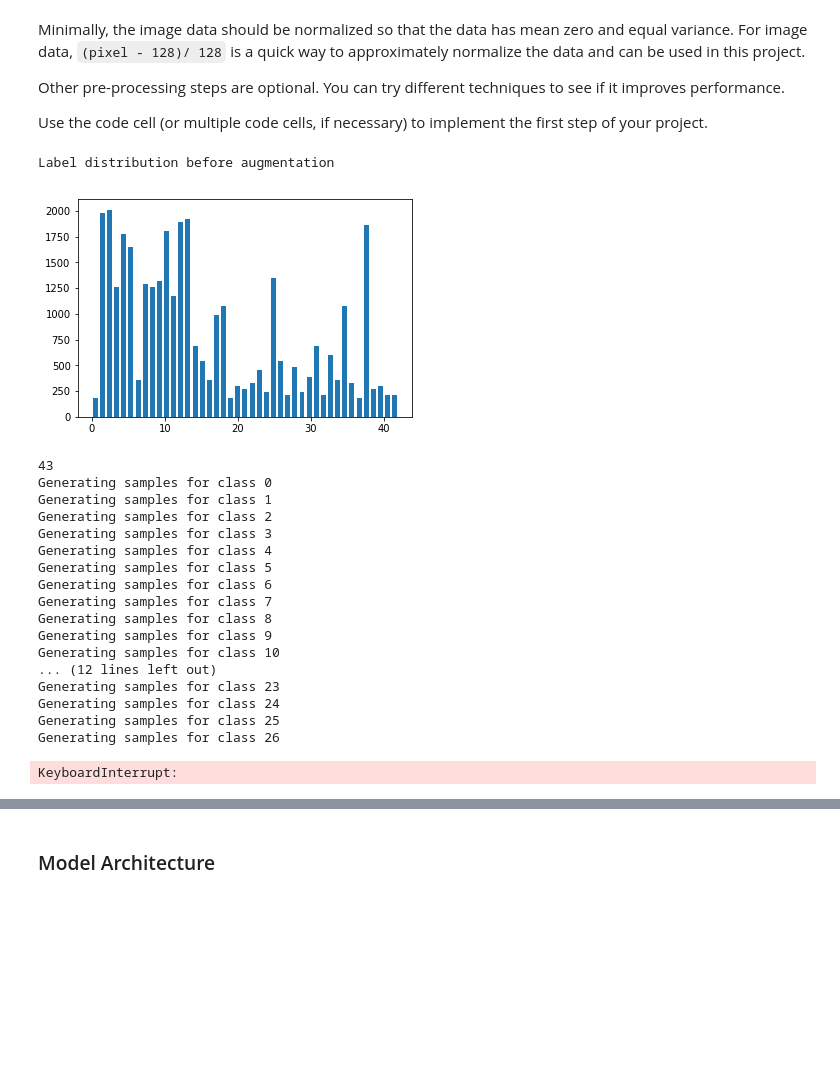
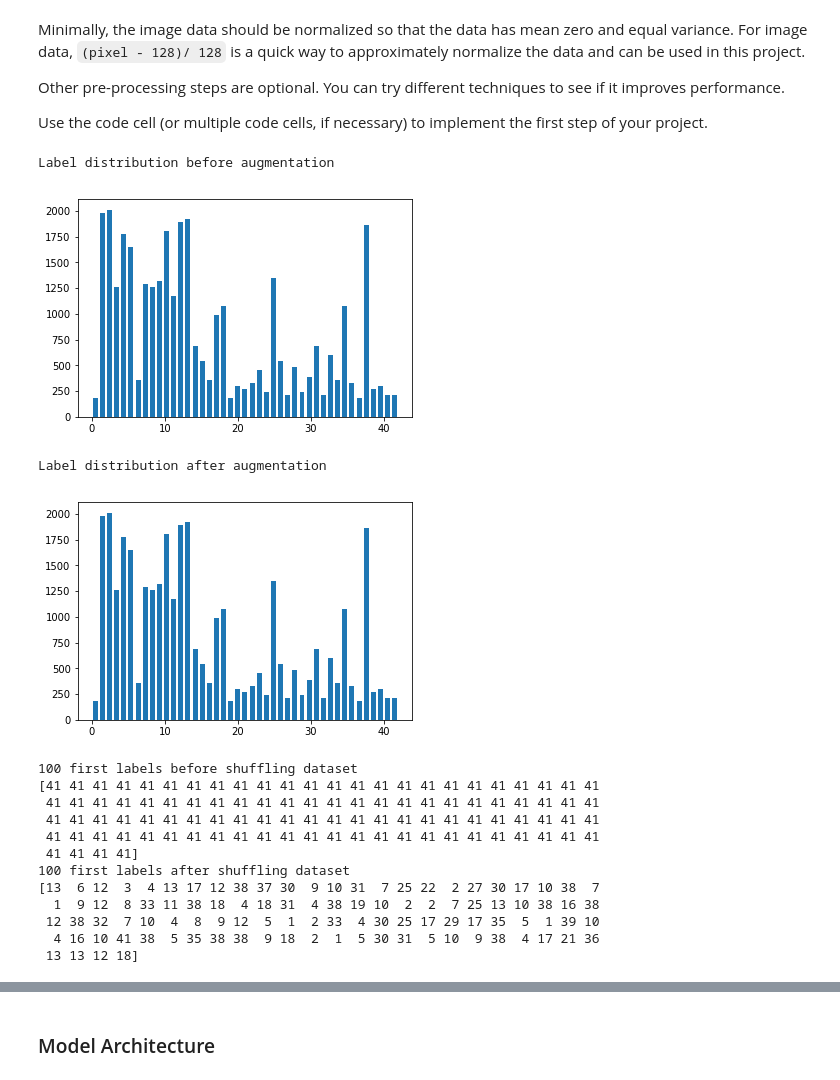
Before and after one commit to thomasSve/CarND-TrafficSignsClassifier-P2, a Jupyter notebook: Traffic_Sign_Classifier.ipynb, the cells around one changed output, grey strips where cells are left out. Cells and saved outputs as stored; diff of their text form; code cells hidden in the pictures; blank space fills up the shorter version.

```diff
--- a/Traffic_Sign_Classifier.ipynb
+++ b/Traffic_Sign_Classifier.ipynb
@@ -227,52 +227,48 @@ def grayscale_norm(X_train, X_test, y_train, y_test, X_valid):
 # %%
 
 def preprocess_data(X_train, X_test, y_train, y_test, X_valid):
     # Start by grayscaling and normalizing
     X_train, X_test, y_train, y_test, X_valid = grayscale_norm(X_train, X_test, y_train, y_test, X_valid)
 
     # Use Image augmentation to get a more equal number of image samples for each label
     # This means either scale, translate, rotate, flip, add noise to existing images to generate new ones
     print("Label distribution before augmentation")
     vis_labels_distribution(X_train, y_train)
 
-    X_train, y_train = image_augmentation(X_train, y_train)
+    #X_train, y_train = image_augmentation(X_train, y_train)
 
     print("Label distribution after augmentation")
     vis_labels_distribution(X_train, y_train)
 
     # Shuffle the dataset so that the labels are not grouped together
     print("100 first labels before shuffling dataset")
     print(y_train[:100])
 
     X_train, y_train = shuffle(X_train, y_train)
 
     print("100 first labels after shuffling dataset")
     print(y_train[:100])
 
     return X_train, X_test, y_train, y_test, X_valid
 
 X_train, X_test, y_train, y_test, X_valid = preprocess_data(X_train, X_test, y_train, y_test, X_valid)
 # %% [output]
 Label distribution before augmentation
 [figure]
-43
-Generating samples for class 0
-Generating samples for class 1
-Generating samples for class 2
-Generating samples for class 3
-Generating samples for class 4
-Generating samples for class 5
-Generating samples for class 6
-Generating samples for class 7
-Generating samples for class 8
-Generating samples for class 9
-Generating samples for class 10
-... (12 lines left out)
-Generating samples for class 23
-Generating samples for class 24
-Generating samples for class 25
-Generating samples for class 26
+Label distribution after augmentation
+[figure, added]
-KeyboardInterrupt:
+100 first labels before shuffling dataset
+[41 41 41 41 41 41 41 41 41 41 41 41 41 41 41 41 41 41 41 41 41 41 41 41
+ 41 41 41 41 41 41 41 41 41 41 41 41 41 41 41 41 41 41 41 41 41 41 41 41
+ 41 41 41 41 41 41 41 41 41 41 41 41 41 41 41 41 41 41 41 41 41 41 41 41
+ 41 41 41 41 41 41 41 41 41 41 41 41 41 41 41 41 41 41 41 41 41 41 41 41
+ 41 41 41 41]
+100 first labels after shuffling dataset
+[13  6 12  3  4 13 17 12 38 37 30  9 10 31  7 25 22  2 27 30 17 10 38  7
+  1  9 12  8 33 11 38 18  4 18 31  4 38 19 10  2  2  7 25 13 10 38 16 38
+ 12 38 32  7 10  4  8  9 12  5  1  2 33  4 30 25 17 29 17 35  5  1 39 10
+  4 16 10 41 38  5 35 38 38  9 18  2  1  5 30 31  5 10  9 38  4 17 21 36
+ 13 13 12 18]
 # %%
 ### Testing of the image augmentation methods
 
```
Also changed, not shown: parts of 6 cells of this notebook, 4 other files.
